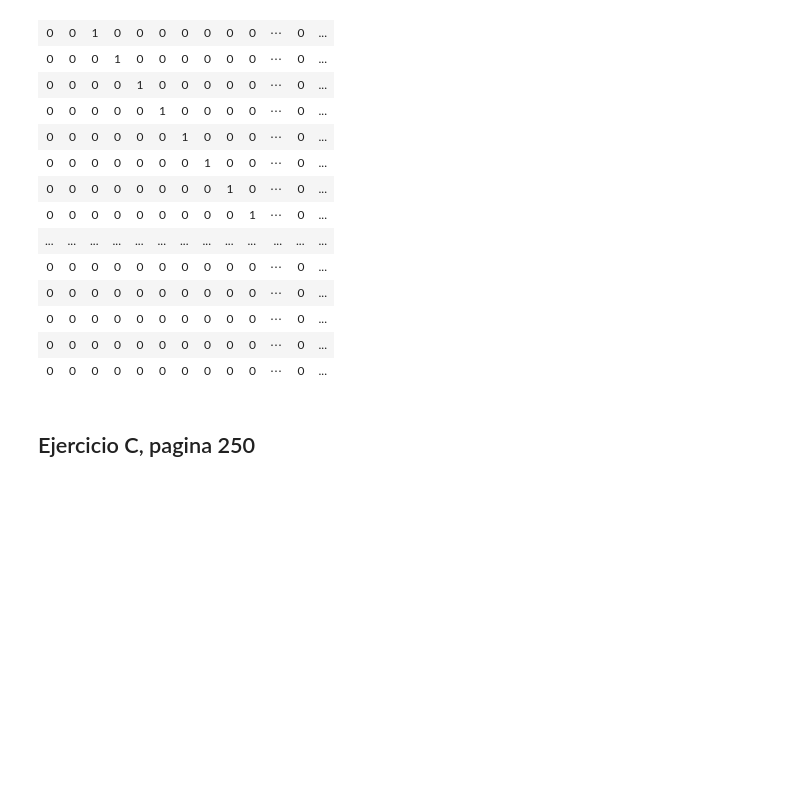
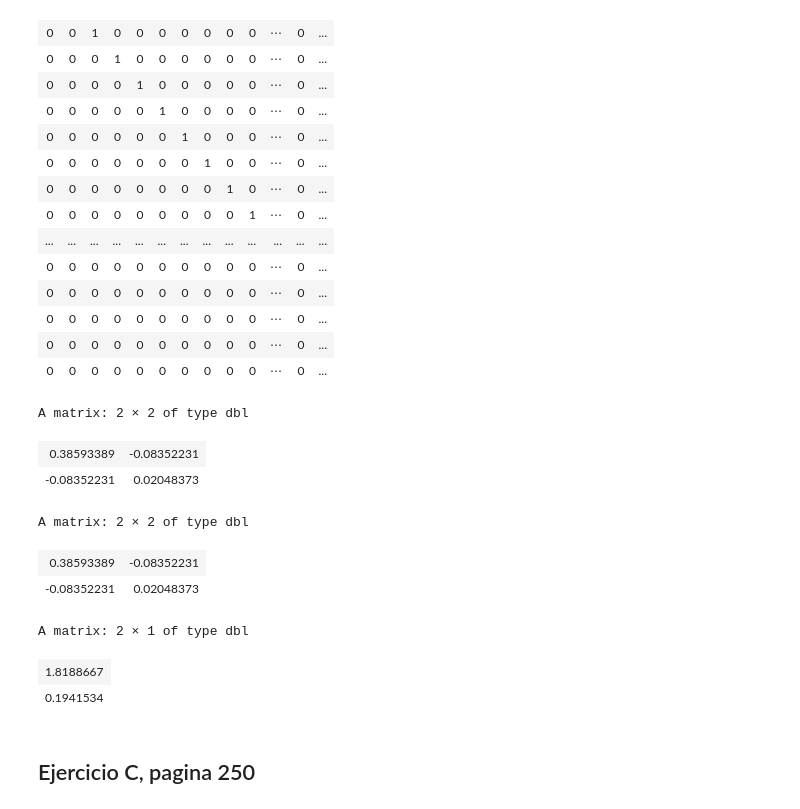
Before and after one commit to Taz-Ricardo/Mat-266, a Jupyter notebook: Tarea_3_regresion.ipynb, the cells around one changed output. Saved outputs shown, nothing was run; the diff lists cells and outputs as text; code cells hidden in the pictures; blank space fills up the shorter version.

```diff
--- a/Tarea_3_regresion.ipynb
+++ b/Tarea_3_regresion.ipynb
@@ -140,3 +140,13 @@ A matrix: 23 × 23 of type dbl
 | 0 | 0 | 0 | 0 | 0 | 0 | 0 | 0 | 0 | 0 | ⋯ | 0 | ... |
 | 0 | 0 | 0 | 0 | 0 | 0 | 0 | 0 | 0 | 0 | ⋯ | 0 | ... |
 | 0 | 0 | 0 | 0 | 0 | 0 | 0 | 0 | 0 | 0 | ⋯ | 0 | ... |
+# %%
+Xt=t(X)
+C=Xt%*%Vi%*%X
+# %%
+J=diag(1,nrow=2)
+solve(C,J)
+# %% [output]
+A matrix: 2 × 2 of type dbl
+| 0.38593389 | -0.08352231 |
+| -0.08352231 | 0.02048373 |
@@ -143,3 +157,15 @@ A matrix: 23 × 23 of type dbl
+# %%
+C1
+# %% [output]
+A matrix: 2 × 2 of type dbl
+| 0.38593389 | -0.08352231 |
+| -0.08352231 | 0.02048373 |
+# %%
+C1%*%C2
+# %% [output]
+A matrix: 2 × 1 of type dbl
+| 1.8188667 |
+| 0.1941534 |
 # %% [markdown]
 ## Ejercicio C, pagina 250
 # %% [markdown]
```
Also changed, not shown: parts of 13 cells of this notebook.
